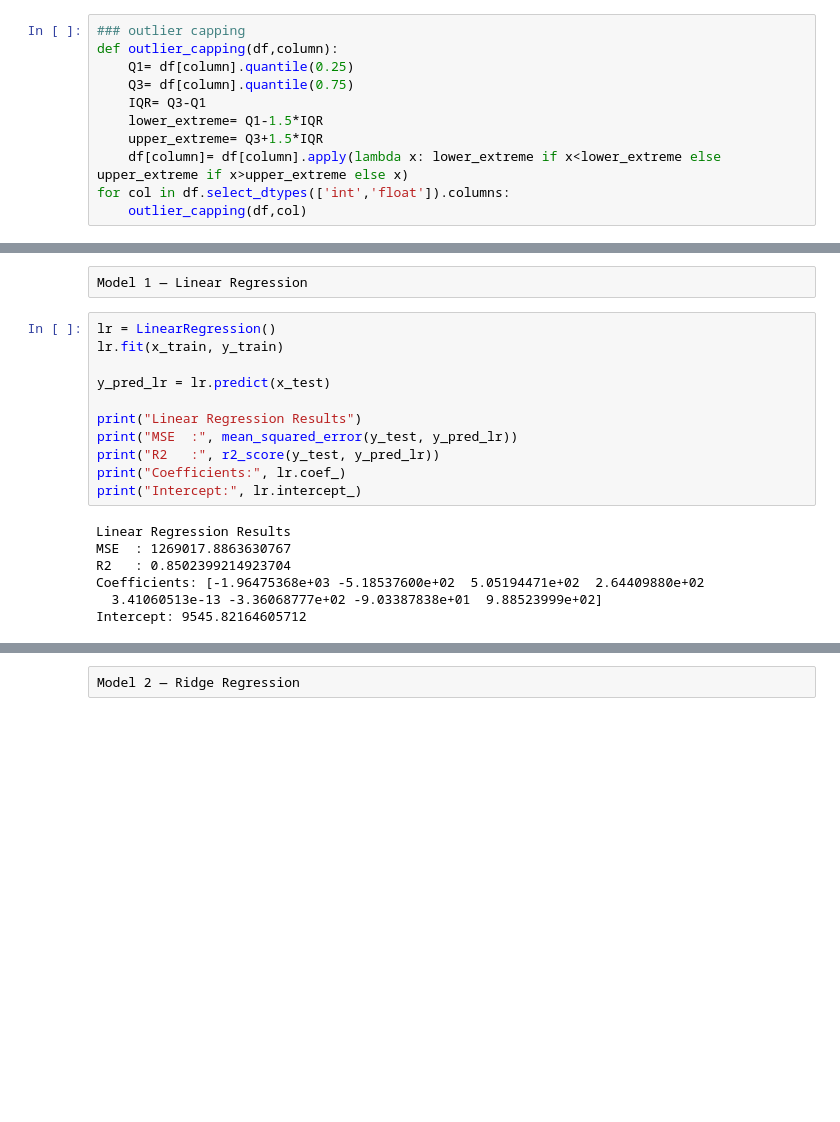
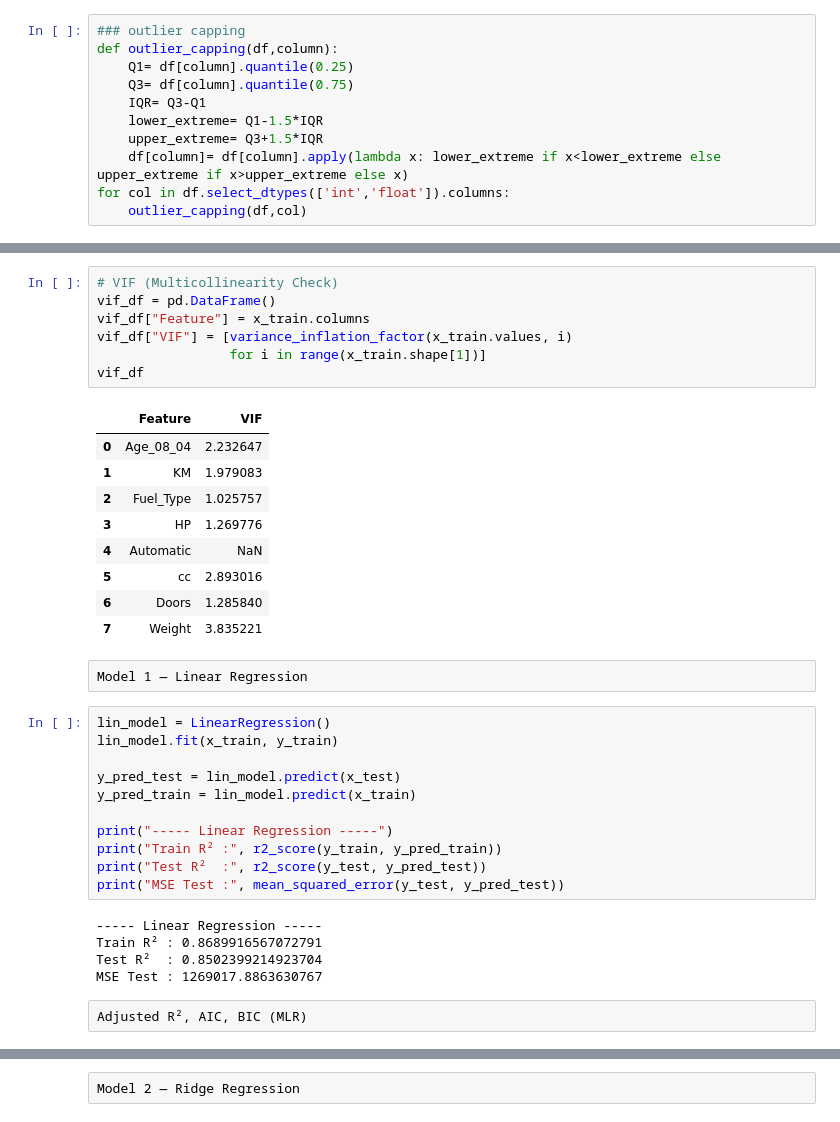
Before and after one commit to Sudeepkanase/Data_Science_work, a Jupyter notebook: Assignment_MLR.ipynb, the cells around one changed output, grey strips where cells are left out. Saved outputs shown, nothing was run; the diff lists cells and outputs as text; blank space fills up the shorter version.

Commit message:
Updated MLR assignment and logistic regression files

```diff
--- a/Assignment_MLR.ipynb
+++ b/Assignment_MLR.ipynb
@@ -157,21 +143,38 @@ x_test[num_cols] = scaler.transform(x_test[num_cols])
+# %%
+# VIF (Multicollinearity Check)
+vif_df = pd.DataFrame()
+vif_df["Feature"] = x_train.columns
+vif_df["VIF"] = [variance_inflation_factor(x_train.values, i)
+                 for i in range(x_train.shape[1])]
+vif_df
+# %% [output]
+|  | Feature | VIF |
+| 0 | Age_08_04 | 2.232647 |
+| 1 | KM | 1.979083 |
+| 2 | Fuel_Type | 1.025757 |
+| 3 | HP | 1.269776 |
+| 4 | Automatic | NaN |
+| 5 | cc | 2.893016 |
+| 6 | Doors | 1.285840 |
+| 7 | Weight | 3.835221 |
 # %% [raw]
 Model 1 — Linear Regression
 # %%
-lr = LinearRegression()
-lr.fit(x_train, y_train)
+lin_model = LinearRegression()
+lin_model.fit(x_train, y_train)
 
-y_pred_lr = lr.predict(x_test)
+y_pred_test = lin_model.predict(x_test)
+y_pred_train = lin_model.predict(x_train)
 
-print("Linear Regression Results")
-print("MSE  :", mean_squared_error(y_test, y_pred_lr))
-print("R2   :", r2_score(y_test, y_pred_lr))
-print("Coefficients:", lr.coef_)
-print("Intercept:", lr.intercept_)
+print("----- Linear Regression -----")
+print("Train R² :", r2_score(y_train, y_pred_train))
+print("Test R²  :", r2_score(y_test, y_pred_test))
+print("MSE Test :", mean_squared_error(y_test, y_pred_test))
 # %% [output]
-Linear Regression Results
-MSE  : 1269017.8863630767
-R2   : 0.8502399214923704
-Coefficients: [-1.96475368e+03 -5.18537600e+02  5.05194471e+02  2.64409880e+02
-  3.41060513e-13 -3.36068777e+02 -9.03387838e+01  9.88523999e+02]
-Intercept: 9545.82164605712
+----- Linear Regression -----
+Train R² : 0.8689916567072791
+Test R²  : 0.8502399214923704
+MSE Test : 1269017.8863630767
+# %% [raw]
+Adjusted R², AIC, BIC (MLR)
 # %%
```
Also changed, not shown: parts of 18 cells of this notebook, 1 other file.
